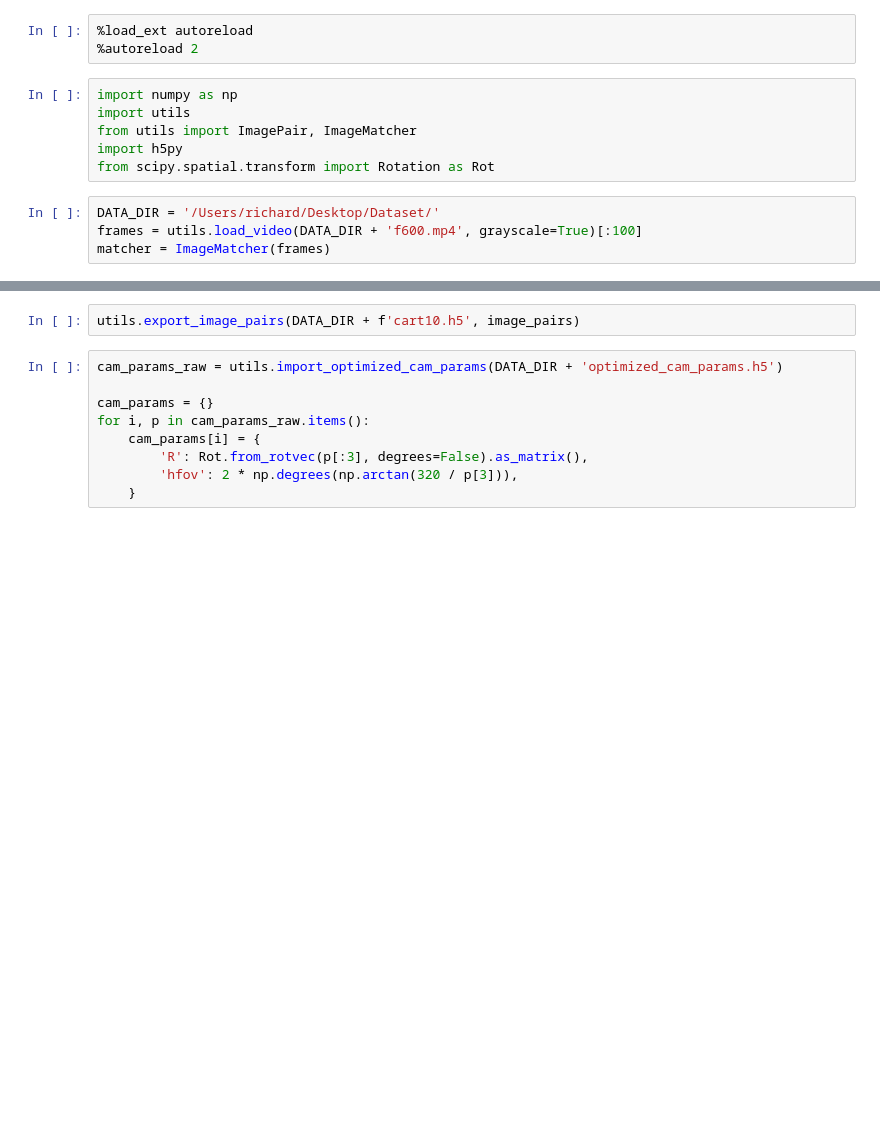
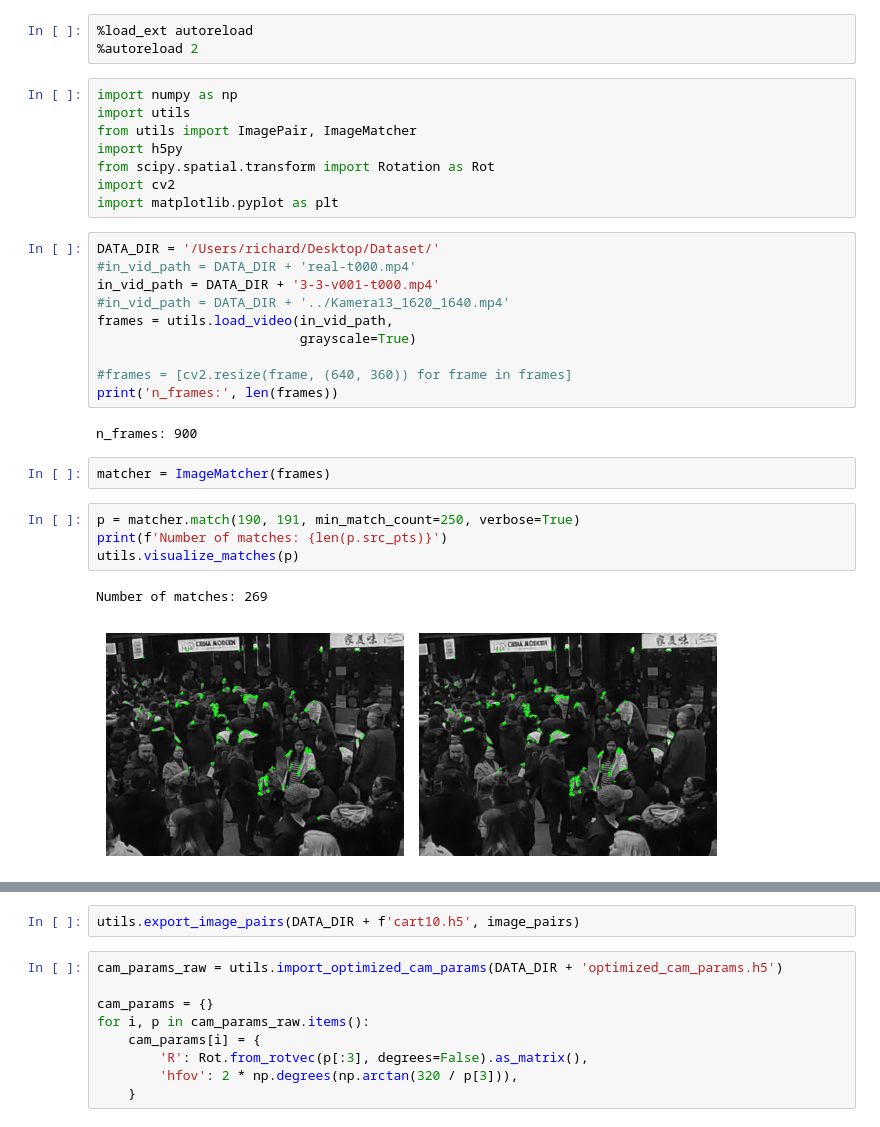
Before and after one commit to Unturned3/Theseus, a Jupyter notebook: find_matches.ipynb, the cells around one changed output, grey strips where cells are left out. Saved outputs shown, nothing was run; the diff lists cells and outputs as text; blank space fills up the shorter version.

```diff
--- a/find_matches.ipynb
+++ b/find_matches.ipynb
@@ -7,9 +7,28 @@ import utils
 from utils import ImagePair, ImageMatcher
 import h5py
 from scipy.spatial.transform import Rotation as Rot
+import cv2
+import matplotlib.pyplot as plt
-# %%
-DATA_DIR = '/Users/richard/Desktop/Dataset/'
-frames = utils.load_video(DATA_DIR + 'f600.mp4', grayscale=True)[:100]
-matcher = ImageMatcher(frames)
+# %%
+DATA_DIR = '/Users/richard/Desktop/Dataset/'
+#in_vid_path = DATA_DIR + 'real-t000.mp4'
+in_vid_path = DATA_DIR + '3-3-v001-t000.mp4'
+#in_vid_path = DATA_DIR + '../Kamera13_1620_1640.mp4'
+frames = utils.load_video(in_vid_path,
+                          grayscale=True)
+
+#frames = [cv2.resize(frame, (640, 360)) for frame in frames]
+print('n_frames:', len(frames))
+# %% [output]
+n_frames: 900
+# %%
+matcher = ImageMatcher(frames)
+# %%
+p = matcher.match(190, 191, min_match_count=250, verbose=True)
+print(f'Number of matches: {len(p.src_pts)}')
+utils.visualize_matches(p)
+# %% [output]
+Number of matches: 269
+[figure, added]
 # %%
 image_pairs = []
```
Also changed, not shown: parts of 7 cells of this notebook, 1 other file.
